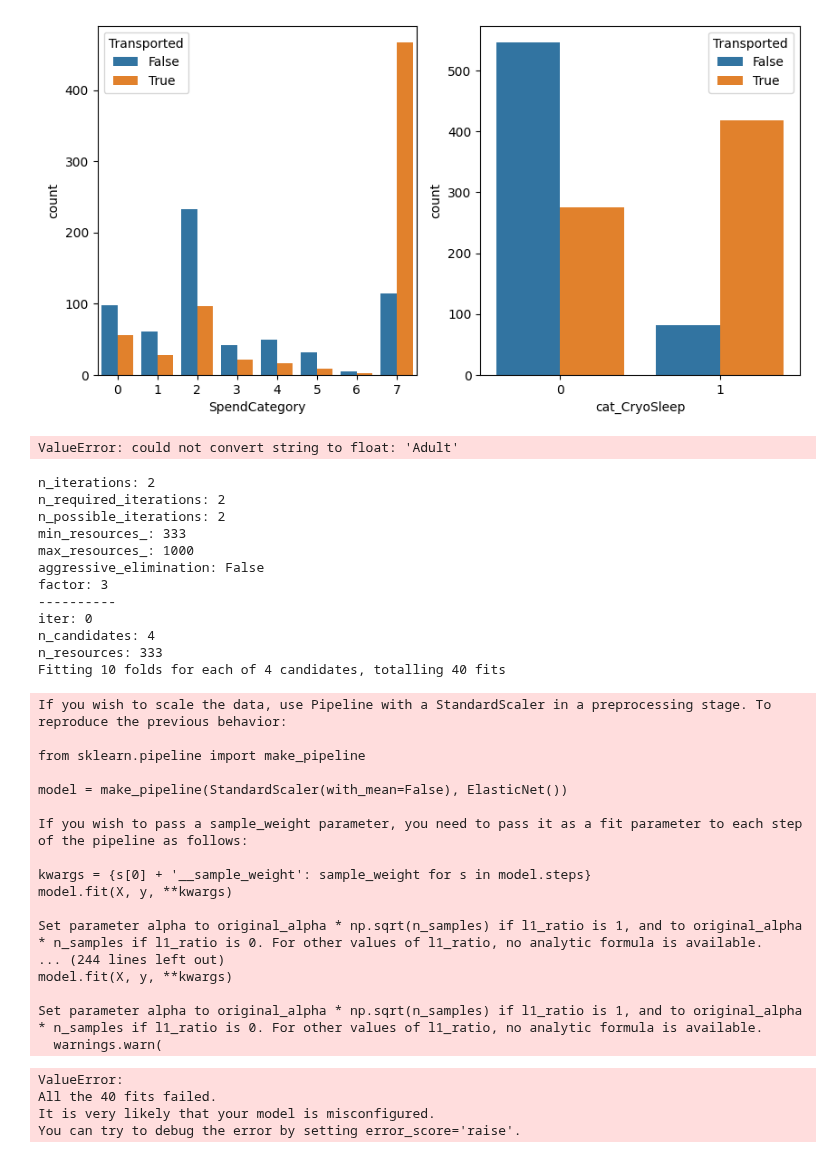
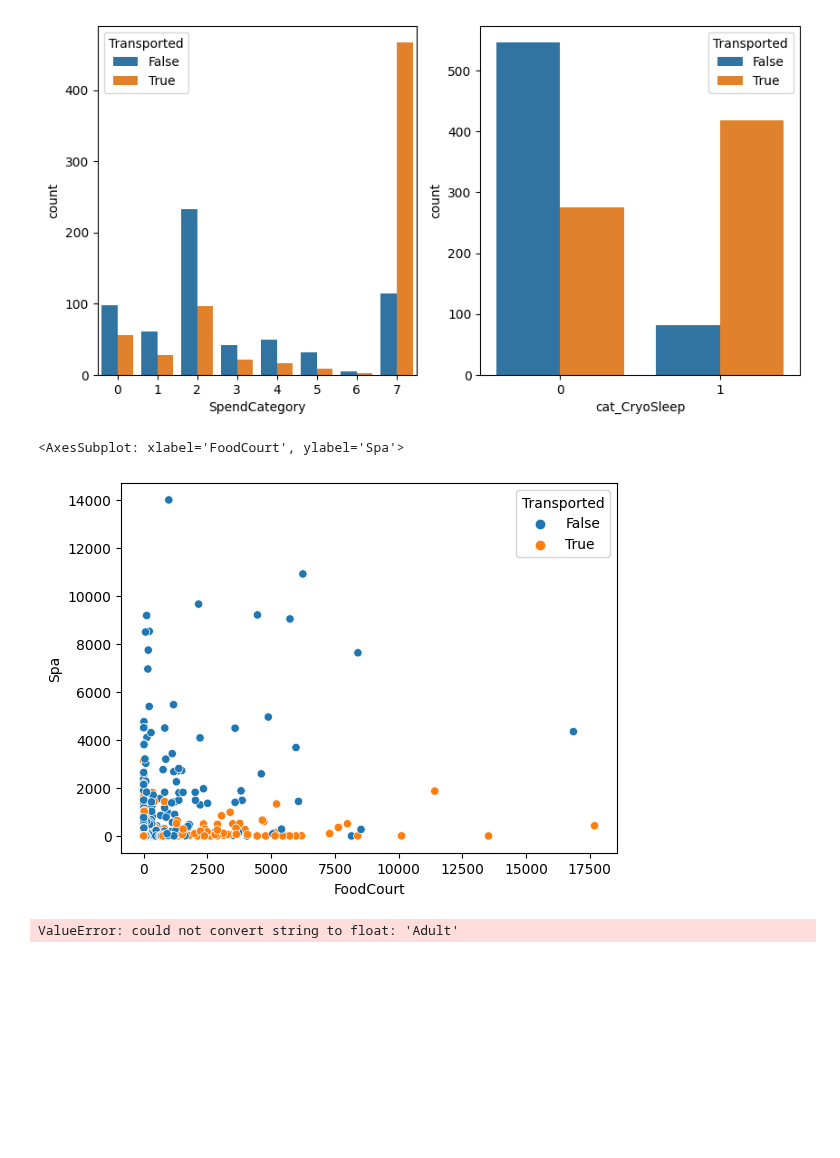
Before and after one commit to JoaoAnt42/FAA_TitanicSpace, a Jupyter notebook: FAA-76558_76748.ipynb, the cells around one changed output. Cells and saved outputs as stored; diff of their text form; code cells hidden in the pictures; blank space fills up the shorter version.

Commit message:
FoodCourt vs Spa

```diff
--- a/FAA-76558_76748.ipynb
+++ b/FAA-76558_76748.ipynb
@@ -173,7 +173,7 @@ def split_x_y(df, preTrain = True):
     return df, target
 # %%
 # initiate the traning and test datasets--for trainning
-df_n = preprocess(df, rem_columns=True)
+df_n = preprocess(df, rem_columns=False)
 df_test, df_train = train_test_split(df_n, test_size = 0.2, random_state = 100)
 # %% [output]
 Numeric columns (7) : Age, RoomService, FoodCourt, ShoppingMall, Spa, VRDeck, CabinNumber
@@ -226,6 +226,15 @@ sns.countplot(df_train, x="SpendCategory", hue="Transported", ax=axes[0])
 # %% [output]
 <AxesSubplot: xlabel='SpendCategory', ylabel='count'>
 [figure]
+# %%
+#define dimensions of subplots (rows, columns)
+# fig, axes = plt.subplots(1, 2, figsize=(10, 5))
+
+#create chart in each subplot
+sns.scatterplot(df_train, x="FoodCourt", y="Spa", hue="Transported")
+# %% [output]
+<AxesSubplot: xlabel='FoodCourt', ylabel='Spa'>
+[figure, added]
 # %%
 X_train, y_train = split_x_y(df_train)
 X_test, y_test = split_x_y(df_test)
@@ -249,40 +258,6 @@ print('xgbr_best Best Score',grid_search_xgb.best_score_)
 print('xgbr_best Best Parmas',grid_search_xgb.best_params_)
 print('xgbr_best Accuracy',cross_val_score(xgbr_best,X_train.values, y_train.values.ravel(), cv=10).mean())
 # print('xgbr feature importances',grid_search_xgb.feature_importances_)
-# %% [output]
-n_iterations: 2
-n_required_iterations: 2
-n_possible_iterations: 2
-min_resources_: 333
-max_resources_: 1000
-aggressive_elimination: False
-factor: 3
-----------
-iter: 0
-n_candidates: 4
-n_resources: 333
-Fitting 10 folds for each of 4 candidates, totalling 40 fits
-If you wish to scale the data, use Pipeline with a StandardScaler in a preprocessing stage. To reproduce the previous behavior:
-
-from sklearn.pipeline import make_pipeline
-
-model = make_pipeline(StandardScaler(with_mean=False), ElasticNet())
-
-If you wish to pass a sample_weight parameter, you need to pass it as a fit parameter to each step of the pipeline as follows:
-
-kwargs = {s[0] + '__sample_weight': sample_weight for s in model.steps}
-model.fit(X, y, **kwargs)
-
-Set parameter alpha to original_alpha * np.sqrt(n_samples) if l1_ratio is 1, and to original_alpha * n_samples if l1_ratio is 0. For other values of l1_ratio, no analytic formula is available.
-... (244 lines left out)
-model.fit(X, y, **kwargs)
-
-Set parameter alpha to original_alpha * np.sqrt(n_samples) if l1_ratio is 1, and to original_alpha * n_samples if l1_ratio is 0. For other values of l1_ratio, no analytic formula is available.
-  warnings.warn(
-ValueError:
-All the 40 fits failed.
-It is very likely that your model is misconfigured.
-You can try to debug the error by setting error_score='raise'.
 # %%
 PARAMETERS = {'booster' : ['gbtree', "dart"],
               'gamma': [1, 5,],
```
Also changed, not shown: parts of 1 cell of this notebook, 1 other file.
